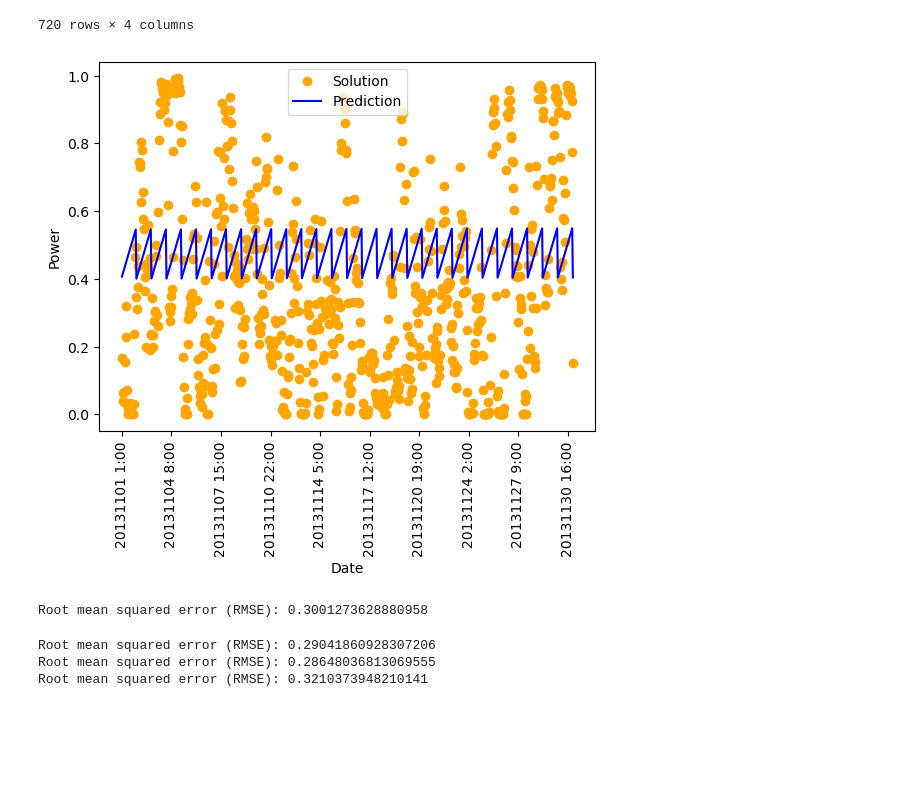
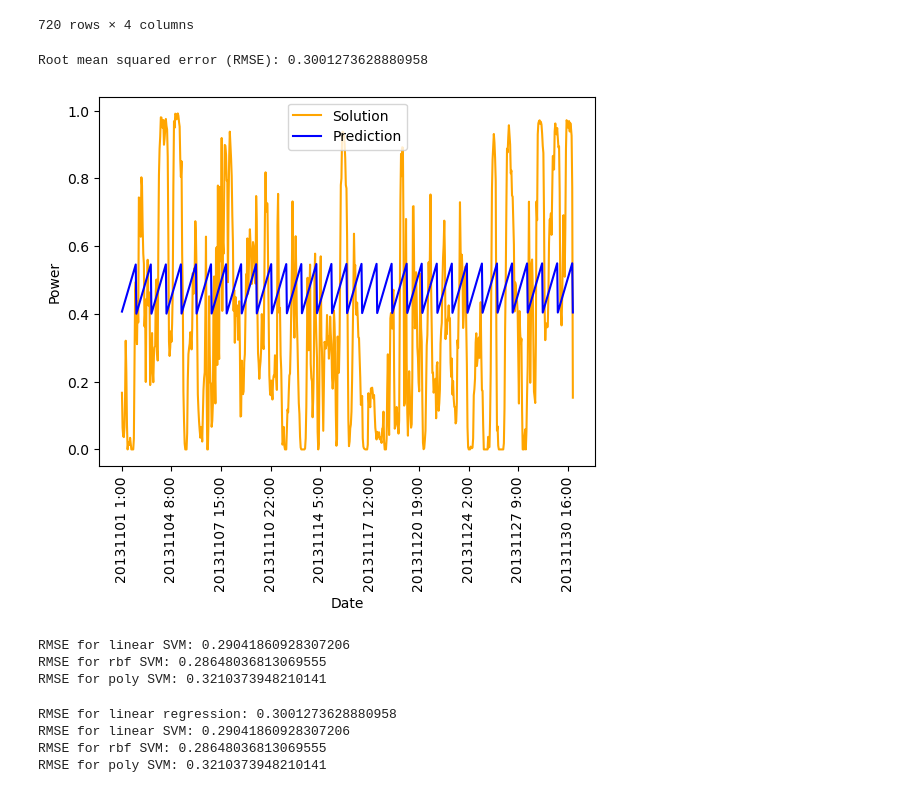
Before and after one commit to danny1401/IN5410-Assignment2, a Jupyter notebook: Task3/task3.ipynb, the cells around one changed output. Cells and saved outputs as stored; diff of their text form; code cells hidden in the pictures; blank space fills up the shorter version.

```diff
--- a/Task3/task3.ipynb
+++ b/Task3/task3.ipynb
@@ -78,7 +78,7 @@ for index, row in dfTrainData.iterrows():
 dfTrainData['ORDINAL_DATE'] = date
 dfTrainData['TIME'] = time
 
-# converting dfTrainData
+# converting dfWeatherForecastInput
 date = []
 time = []
 for index, row in dfWFI.iterrows():
@@ -97,35 +97,35 @@ y_train = dfTrainData['POWER']
 X_test = dfWFI[['ORDINAL_DATE', 'TIME']]
 
 # Feature Scaling
-sc_X = StandardScaler()
-X_train = sc_X.fit_transform(X_train)
-X_test = sc_X.transform(X_test)
+scaler = StandardScaler()
+X_train = scaler.fit_transform(X_train)
+X_test = scaler.transform(X_test)
 # %%
 """ Linear Regression """
 # Train the linear regression model
 LR_model = LinearRegression()
 LR_model.fit(X_train, y_train)
 
 # Prediction
-LR_SVR_y_pred = LR_model.predict(X_test)
+LR_y_pred = LR_model.predict(X_test)
+
+# Evaluate the model
+print('Root mean squared error (RMSE):', np.sqrt(mean_squared_error(dfSolution['POWER'], LR_y_pred)))
 
 # Plotting
 plt.figure()
-plt.scatter(dfWFI['TIMESTAMP'], dfSolution['POWER'], label='Solution', color='orange')
-plt.plot(dfWFI['TIMESTAMP'], LR_SVR_y_pred, label='Prediction', color='b')
+plt.plot(dfWFI['TIMESTAMP'], dfSolution['POWER'], label='Solution', color='orange')
+plt.plot(dfWFI['TIMESTAMP'], LR_y_pred, label='Prediction', color='b')
 plt.xlabel('Date')
 plt.ylabel('Power')
 plt.xticks(dfWFI['TIMESTAMP'][::79],  rotation='vertical')
 plt.legend()
 plt.show()
-
-# Evaluate the model
-print('Root mean squared error (RMSE):', np.sqrt(mean_squared_error(dfSolution['POWER'], LR_SVR_y_pred)))
 # %% [output]
+Root mean squared error (RMSE): 0.3001273628880958
-[figure, old version]
+[figure, new version]
-Root mean squared error (RMSE): 0.3001273628880958
 # %%
-""" Support Vector Regression """
+""" Supported Vector Regression """
 # Train the SVR model
 SVRlinear_model = SVR(kernel='linear', gamma='scale', C=1.0, epsilon=0.1)
 SVRlinear_model.fit(X_train, y_train)
@@ -142,12 +142,12 @@ SVRrbf_y_pred = SVRrbf_model.predict(X_test)
 SVRpoly_y_pred = SVRpoly_model.predict(X_test)
 
 # Evaluate the model
-print('Root mean squared error (RMSE):', np.sqrt(mean_squared_error(dfSolution['POWER'], SVRlinear_y_pred)))
-print('Root mean squared error (RMSE):', np.sqrt(mean_squared_error(dfSolution['POWER'], SVRrbf_y_pred)))
-print('Root mean squared error (RMSE):', np.sqrt(mean_squared_error(dfSolution['POWER'], SVRpoly_y_pred)))
+print('RMSE for linear SVM:', np.sqrt(mean_squared_error(dfSolution['POWER'], SVRlinear_y_pred)))
+print('RMSE for rbf SVM:', np.sqrt(mean_squared_error(dfSolution['POWER'], SVRrbf_y_pred)))
+print('RMSE for poly SVM:', np.sqrt(mean_squared_error(dfSolution['POWER'], SVRpoly_y_pred)))
 # %% [output]
-Root mean squared error (RMSE): 0.29041860928307206
-Root mean squared error (RMSE): 0.28648036813069555
-Root mean squared error (RMSE): 0.3210373948210141
+RMSE for linear SVM: 0.29041860928307206
+RMSE for rbf SVM: 0.28648036813069555
+RMSE for poly SVM: 0.3210373948210141
 # %%
 # Save in the ForecastTemplate3-LR.csv for the linear regression model
@@ -157,3 +157,20 @@ LR_pred_df.to_csv('./../ForecastTemplate/ForecastTemplate3-LR.csv', index=False)
 # Save in the ForecastTemplate3-SVR.csv for the supported vector regression model
 SVR_pred_df = pd.DataFrame({'TIMESTAMP': dfWFI['TIMESTAMP'], 'POWER': SVRrbf_y_pred})
 SVR_pred_df.to_csv('./../ForecastTemplate/ForecastTemplate3-SVR.csv', index=False)
+# %%
+# Evaluate the prediction accuracy
+# Compare the predicted wind power and the true wind power measurements (in the file Solution.csv)
+# Use the error metric RMSE to evaluate and compare the prediction accuracy among the machine learning approaches
+
+# Linear regression
+print('RMSE for linear regression:', np.sqrt(mean_squared_error(dfSolution['POWER'], LR_y_pred)))
+
+# SVM
+print('RMSE for linear SVM:', np.sqrt(mean_squared_error(dfSolution['POWER'], SVRlinear_y_pred)))
+print('RMSE for rbf SVM:', np.sqrt(mean_squared_error(dfSolution['POWER'], SVRrbf_y_pred)))
+print('RMSE for poly SVM:', np.sqrt(mean_squared_error(dfSolution['POWER'], SVRpoly_y_pred)))
+# %% [output]
+RMSE for linear regression: 0.3001273628880958
+RMSE for linear SVM: 0.29041860928307206
+RMSE for rbf SVM: 0.28648036813069555
+RMSE for poly SVM: 0.3210373948210141
```
Also changed, not shown: parts of 1 cell of this notebook, 7 other files.
